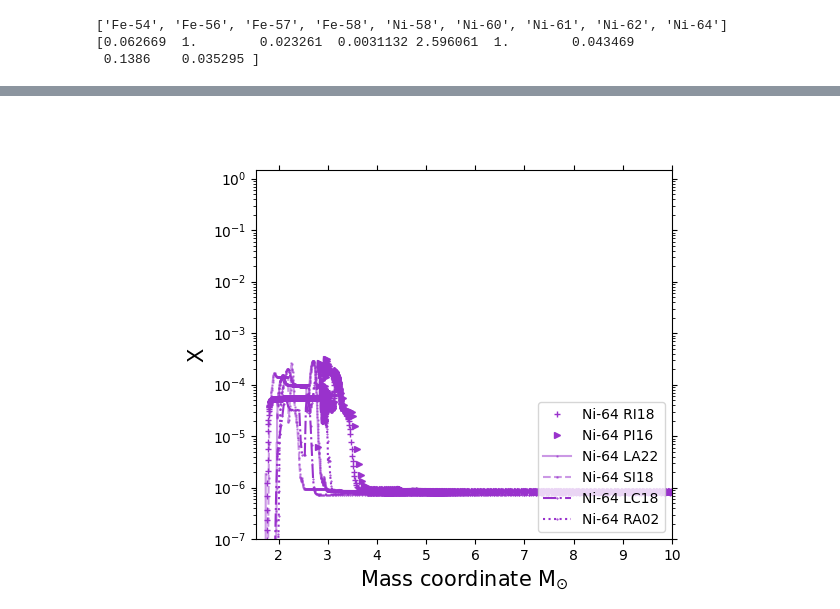
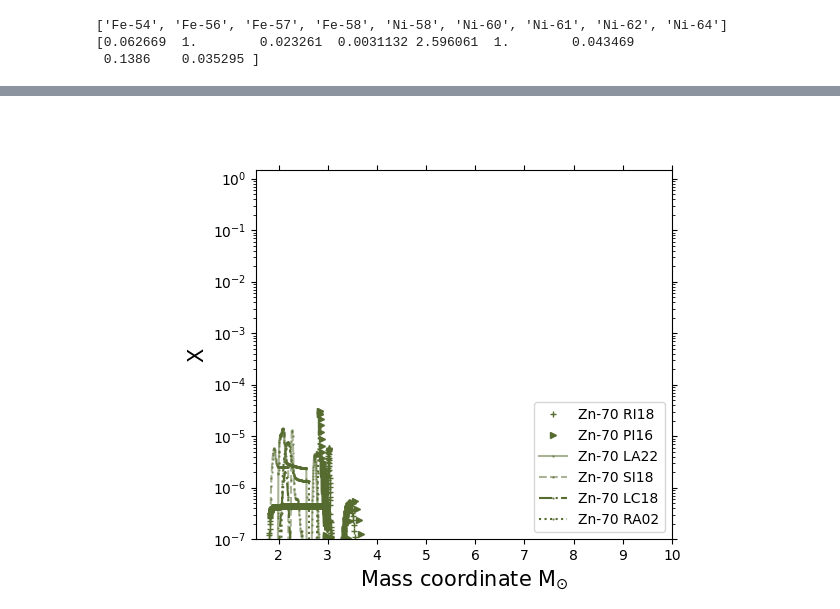
Before and after one commit to NuGrid/chetec-infra_WP9, a Jupyter notebook: simple_plot_v11.ipynb, the cells around one changed output, grey strips where cells are left out. Cells and saved outputs as stored; diff of their text form; code cells hidden in the pictures.

```diff
--- a/simple_plot_v11.ipynb
+++ b/simple_plot_v11.ipynb
@@ -964,7 +949,7 @@ plt.show()
 ifig=24
 plt.figure(ifig).clear(); plt.figure(ifig)
 
-iso_selected = 'Ni-64'
+iso_selected = 'Zn-70'
 ind_ = e_label.index(iso_selected)
 
 # to plot abundances (ritter2018)
@@ -988,34 +973,34 @@ plt.semilogy(mass_inc,y[ind_],color=col[ind_],marker=lin,ls='-',markersize=0.8,a
             label=e_label[ind_]+' LA22')
 
 
 # to plot Sieverdin data
 plt.semilogy(mass_sie[:],sie_abund[ind_],color=col[ind_],marker=lllin,ls='--',markersize=0.8,alpha=0.5,
             label=e_label[ind_]+' SI18')
 
 
 # to plot abundances (Limongi & Chieffi 2018)
 plt.semilogy(lc18_mass_1,lc18_y[ind_],color=col[ind_],marker=lin,ls='-.',markersize=0.5,alpha=1,
             label=e_label[ind_]+' LC18')
 
 
 # to plot abundances (Rauscher+2002)
 plt.semilogy(rau_mass_1,rau_y[ind_],color=col[ind_],marker=lin,ls=':',markersize=0.5,alpha=1,
             label=e_label[ind_]+' RA02')
 
 
 
 plt.legend(loc='lower right')
 masscut = min(mass[ind_tmp],mass_inc[0]) ; masscut = min(masscut,min(mass_sie[:]))
 plt.xlim(masscut,10); plt.ylim(1e-7,1.5)
 plt.xlabel(xlabel1,fontsize=15); plt.ylabel(ylabel1,fontsize=15)
 plt.tick_params(left=True,right=True,top=True,labelleft=True,which='both') #,labelright=True)
 
 plt.gcf().subplots_adjust(left=0.25)
 
 plt.savefig('test'+iso_selected+'.pdf')
 plt.show()
 # %% [output]
-[figure, old version]
+[figure, new version]
 # %%
 # abundance plot; Ritter
 ifig=11
```
Also changed, not shown: parts of 12 cells of this notebook, 2 other files.
